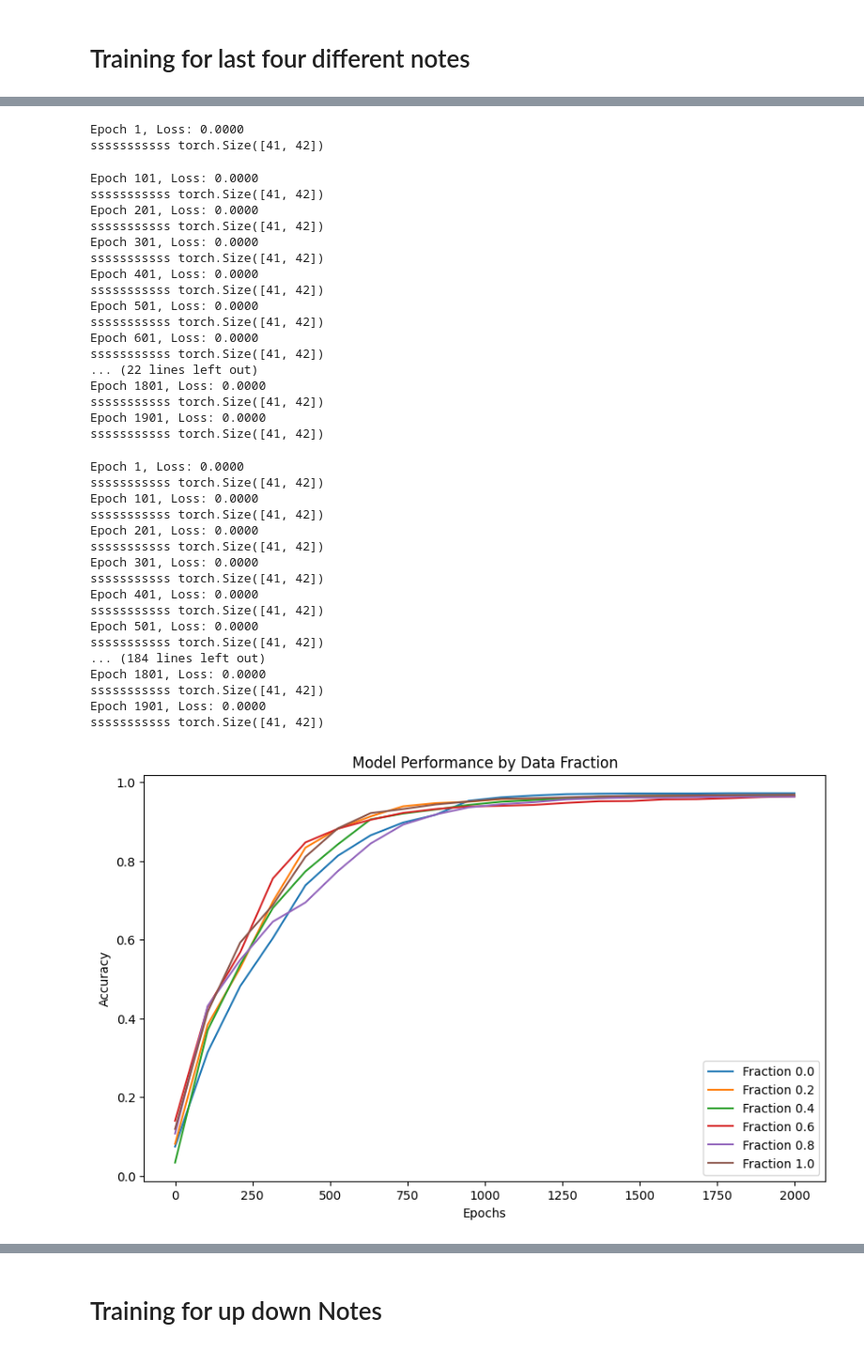
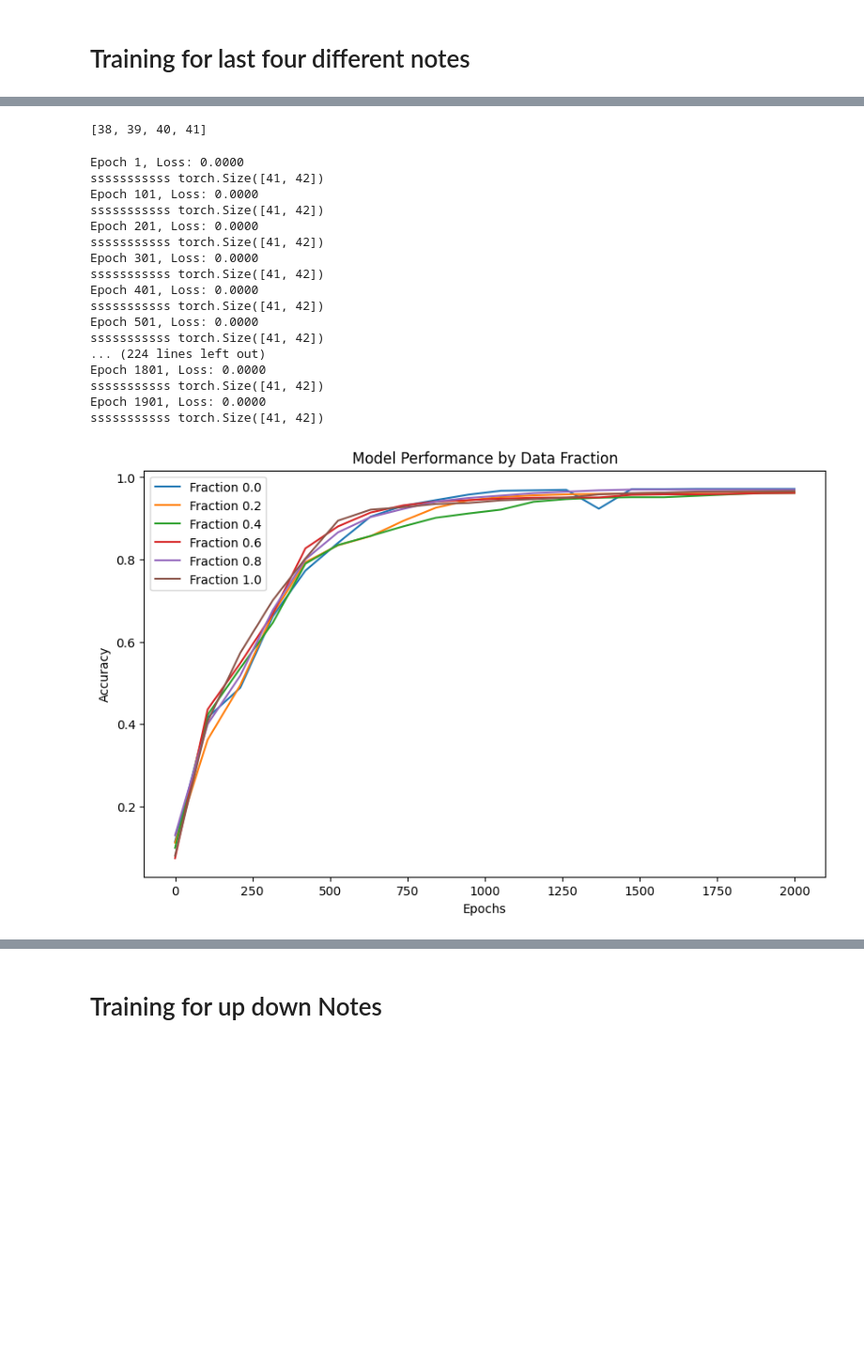
Before and after one commit to balajiVijayaraj7/Code-Mixed_Reality, a Jupyter notebook: overlap_contradiction.ipynb, the cells around one changed output, grey strips where cells are left out. Shown at 94% size. Cells and saved outputs as stored; diff of their text form; code cells hidden in the pictures; blank space fills up the shorter version.

```diff
--- a/overlap_contradiction.ipynb
+++ b/overlap_contradiction.ipynb
@@ -204,3 +492,7 @@ print(input_list.shape, output_list.shape)
+# %%
+focus_indices
+# %% [output]
+[38, 39, 40, 41]
 # %%
 # four notes
 
@@ -214,7 +506,7 @@ dropout = 0.03  # Dropout probability
 learning_rate = 1e-3
 num_epochs = 2000
 fractions = np.arange(0, 101, 20) / 100
-model_dir = "overlap transformers four notes"
+model_dir = "overlap_transformers_four_notes_focused"
 os.makedirs(model_dir, exist_ok=True)
 
 source, target = getTrainingData(songStrings, 2)  # Assume this function is properly defined
@@ -252,68 +544,49 @@ for fraction in fractions:
         loss = criterion(output_flat, tgt_flat)
         loss.backward()
         optimizer.step()
 
         if epoch % 100 == 0:  # Record accuracy at specified interval
             avg_loss = total_loss / src.size(1)
             print(f'Epoch {epoch+1}, Loss: {avg_loss:.4f}')
 
             acc = test(model, source_tensor, target_tensor)  # Assume this function returns accuracy
             W.append(acc)
 
     fraction_accuracies[fraction] = W  # Store accuracies for the current fraction
 
     model_save_path = os.path.join(model_dir, f'model_at_fraction_{fraction:.2f}.pt')
     torch.save(model.state_dict(), model_save_path)
 
 # Plot all accuracies in the same plot
 plt.figure(figsize=(10, 6))
 for fraction, accuracies in fraction_accuracies.items():
     epochs = np.linspace(0, num_epochs, len(accuracies))  # Assuming accuracies are recorded evenly throughout training
     plt.plot(epochs, accuracies, label=f'Fraction {fraction}')
 
 plt.xlabel('Epochs')
 plt.ylabel('Accuracy')
 plt.title('Model Performance by Data Fraction')
 plt.legend()
 plt.show()
 # %% [output]
 Epoch 1, Loss: 0.0000
 sssssssssss torch.Size([41, 42])
+Epoch 101, Loss: 0.0000
+sssssssssss torch.Size([41, 42])
+Epoch 201, Loss: 0.0000
+sssssssssss torch.Size([41, 42])
+Epoch 301, Loss: 0.0000
+sssssssssss torch.Size([41, 42])
+Epoch 401, Loss: 0.0000
+sssssssssss torch.Size([41, 42])
+Epoch 501, Loss: 0.0000
+sssssssssss torch.Size([41, 42])
+... (224 lines left out)
+Epoch 1801, Loss: 0.0000
+sssssssssss torch.Size([41, 42])
+Epoch 1901, Loss: 0.0000
+sssssssssss torch.Size([41, 42])
-Epoch 101, Loss: 0.0000
-sssssssssss torch.Size([41, 42])
-Epoch 201, Loss: 0.0000
-sssssssssss torch.Size([41, 42])
-Epoch 301, Loss: 0.0000
-sssssssssss torch.Size([41, 42])
-Epoch 401, Loss: 0.0000
-sssssssssss torch.Size([41, 42])
-Epoch 501, Loss: 0.0000
-sssssssssss torch.Size([41, 42])
-Epoch 601, Loss: 0.0000
-sssssssssss torch.Size([41, 42])
-... (22 lines left out)
-Epoch 1801, Loss: 0.0000
-sssssssssss torch.Size([41, 42])
-Epoch 1901, Loss: 0.0000
-sssssssssss torch.Size([41, 42])
-Epoch 1, Loss: 0.0000
-sssssssssss torch.Size([41, 42])
-Epoch 101, Loss: 0.0000
-sssssssssss torch.Size([41, 42])
-Epoch 201, Loss: 0.0000
-sssssssssss torch.Size([41, 42])
-Epoch 301, Loss: 0.0000
-sssssssssss torch.Size([41, 42])
-Epoch 401, Loss: 0.0000
-sssssssssss torch.Size([41, 42])
-Epoch 501, Loss: 0.0000
-sssssssssss torch.Size([41, 42])
-... (184 lines left out)
-Epoch 1801, Loss: 0.0000
-sssssssssss torch.Size([41, 42])
-Epoch 1901, Loss: 0.0000
-sssssssssss torch.Size([41, 42])
-[figure, old version]
+[figure, new version]
 # %%
 #last four notes
 fractions = np.arange(0, 101, 20) / 100
```
Also changed, not shown: parts of 14 cells of this notebook, 42 other files.
